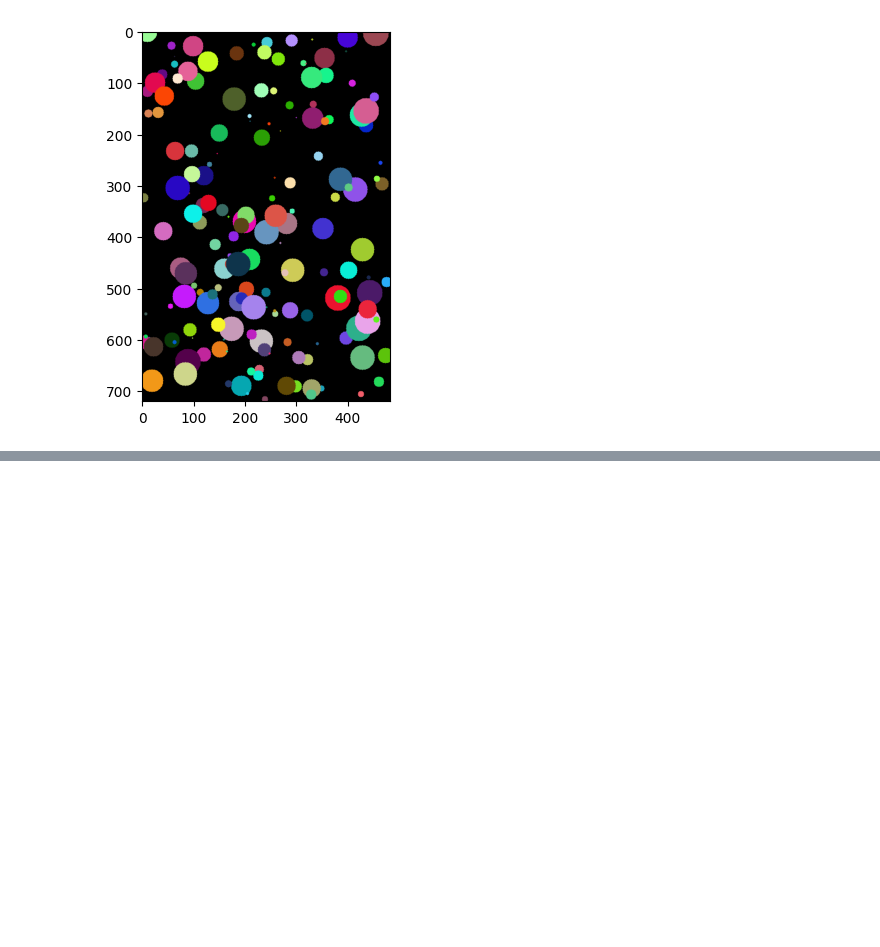
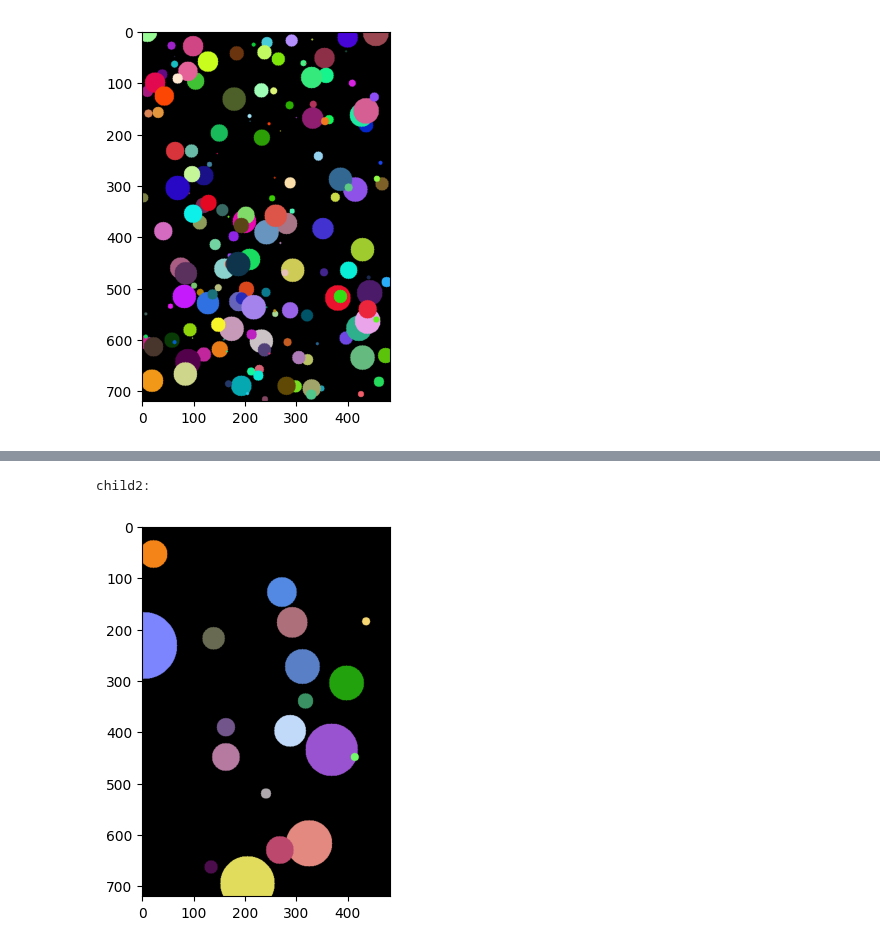
Before and after one commit to michalfica/algorytmy-ewolucyjne---projekt-, a Jupyter notebook: projekt/testing.ipynb, the cells around one changed output, grey strips where cells are left out. Cells and saved outputs as stored; diff of their text form; code cells hidden in the pictures; blank space fills up the shorter version.

```diff
--- a/projekt/testing.ipynb
+++ b/projekt/testing.ipynb
@@ -70,0 +105,6 @@ odleglosc do manalisy to:  76400064
+# %%
+print('child2: ')
+c2.show_image()
+# %% [output]
+child2:
+[figure, added]
```
Also changed, not shown: parts of 8 cells of this notebook, 4 other files.
